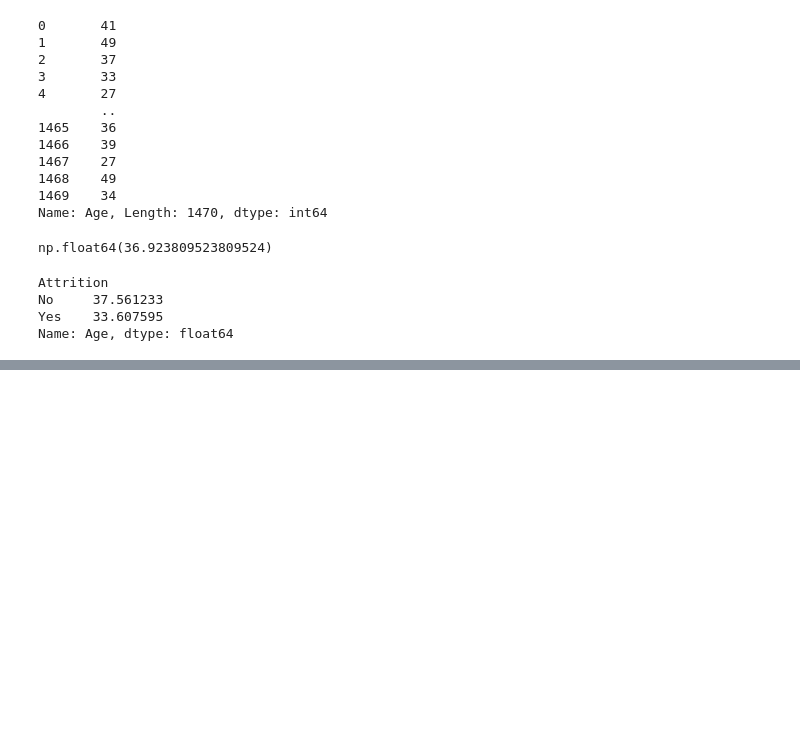
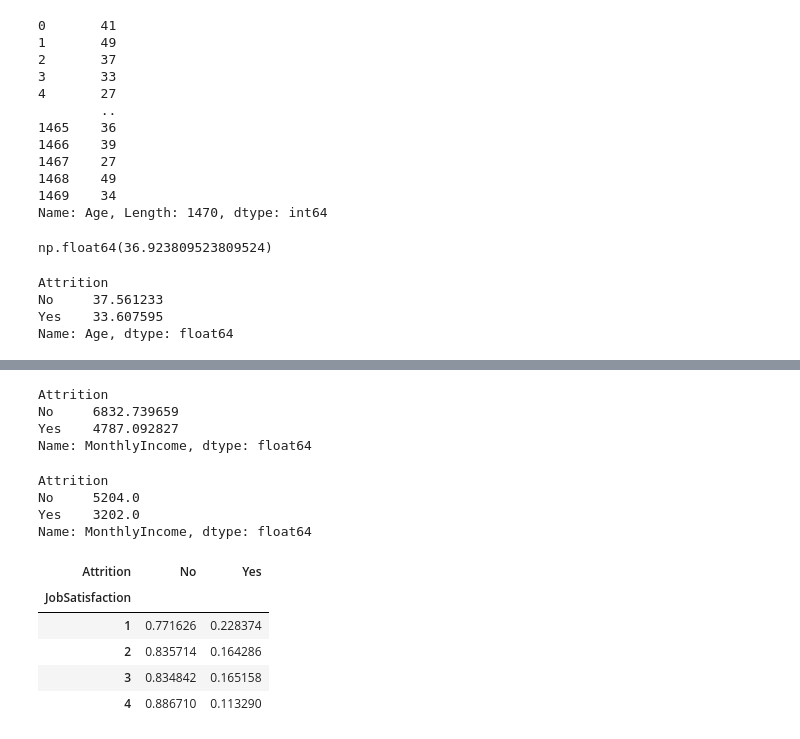
Before and after one commit to haneef333/employee-attrition-analysis, a Jupyter notebook: notebook/employee_attrition_analysis.ipynb, the cells around one changed output, grey strips where cells are left out. Saved outputs shown, nothing was run; the diff lists cells and outputs as text; code cells hidden in the pictures; blank space fills up the shorter version.

```diff
--- a/notebook/employee_attrition_analysis.ipynb
+++ b/notebook/employee_attrition_analysis.ipynb
@@ -92,0 +154,23 @@ Name: Age, dtype: float64
+# %%
+df.groupby("Attrition")["MonthlyIncome"].mean()
+# %% [output]
+Attrition
+No     6832.739659
+Yes    4787.092827
+Name: MonthlyIncome, dtype: float64
+# %%
+df.groupby("Attrition")["MonthlyIncome"].median()
+# %% [output]
+Attrition
+No     5204.0
+Yes    3202.0
+Name: MonthlyIncome, dtype: float64
+# %%
+pd.crosstab(df["JobSatisfaction"], df["Attrition"], normalize="index")
+# %% [output]
+| Attrition | No | Yes |
+| JobSatisfaction |  |  |
+| 1 | 0.771626 | 0.228374 |
+| 2 | 0.835714 | 0.164286 |
+| 3 | 0.834842 | 0.165158 |
+| 4 | 0.886710 | 0.113290 |
```
Also changed, not shown: parts of 21 cells of this notebook.
